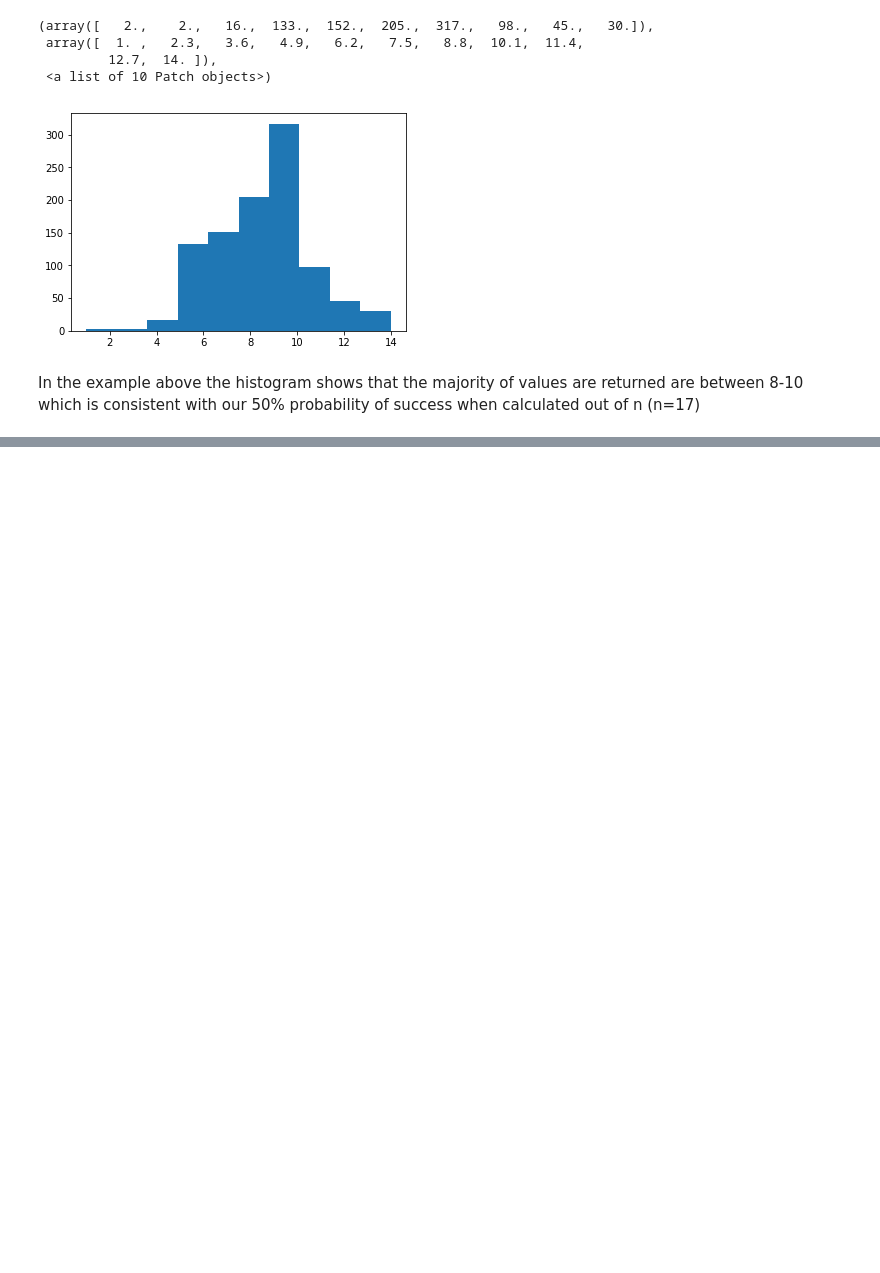
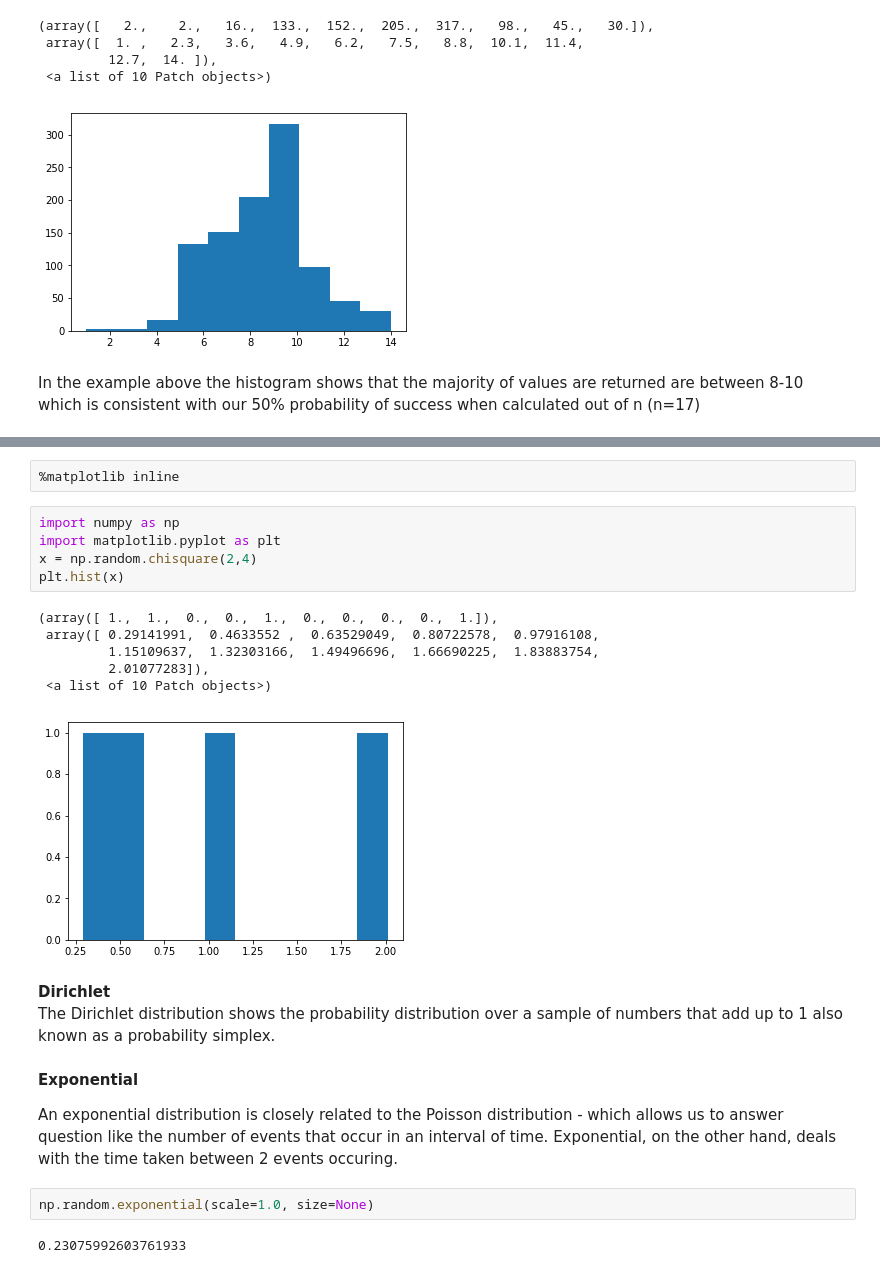
Before and after one commit to cobhan/numpy-random, a Jupyter notebook: Numpy-random.ipynb, the cells around one changed output, grey strips where cells are left out. Cells and saved outputs as stored; diff of their text form; blank space fills up the shorter version.

Commit message:
worked on remaining distributions

```diff
--- a/Numpy-random.ipynb
+++ b/Numpy-random.ipynb
@@ -139,0 +143,25 @@ When df independent random variables, each with standard normal distributions (m
+# %%
+%matplotlib inline
+# %%
+import numpy as np
+import matplotlib.pyplot as plt
+x = np.random.chisquare(2,4)
+plt.hist(x)
+# %% [output]
+(array([ 1.,  1.,  0.,  0.,  1.,  0.,  0.,  0.,  0.,  1.]),
+ array([ 0.29141991,  0.4633552 ,  0.63529049,  0.80722578,  0.97916108,
+         1.15109637,  1.32303166,  1.49496696,  1.66690225,  1.83883754,
+         2.01077283]),
+ <a list of 10 Patch objects>)
+[figure, added]
+# %% [markdown]
+<strong>Dirichlet</strong><br>
+The Dirichlet distribution shows the probability distribution over a sample of numbers that add up to 1 also known as a probability simplex.
+# %% [markdown]
+<strong>Exponential</strong>
+
+An exponential distribution is closely related to the Poisson distribution - which allows us to answer question like the number of events that occur in an interval of time. Exponential, on the other hand, deals with the time taken between 2 events occuring.
+# %%
+np.random.exponential(scale=1.0, size=None)
+# %% [output]
+0.23075992603761933
```
Also changed, not shown: parts of 8 cells of this notebook.
